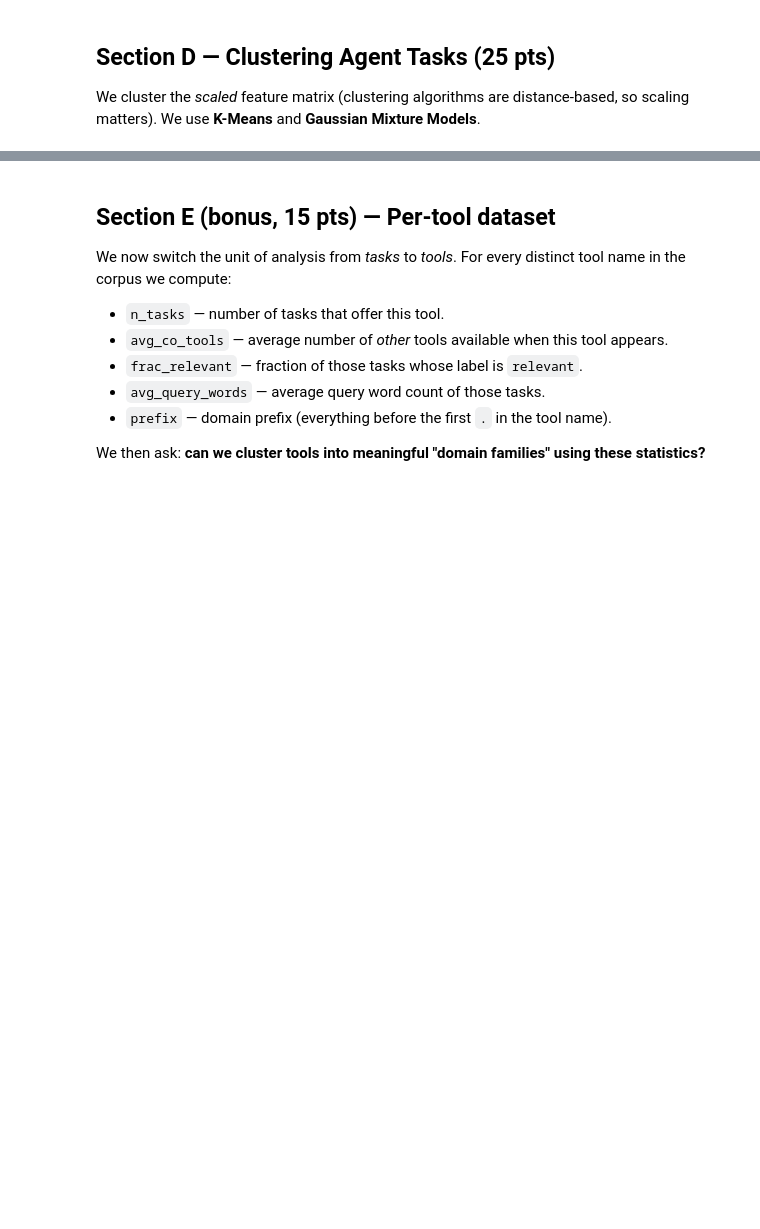
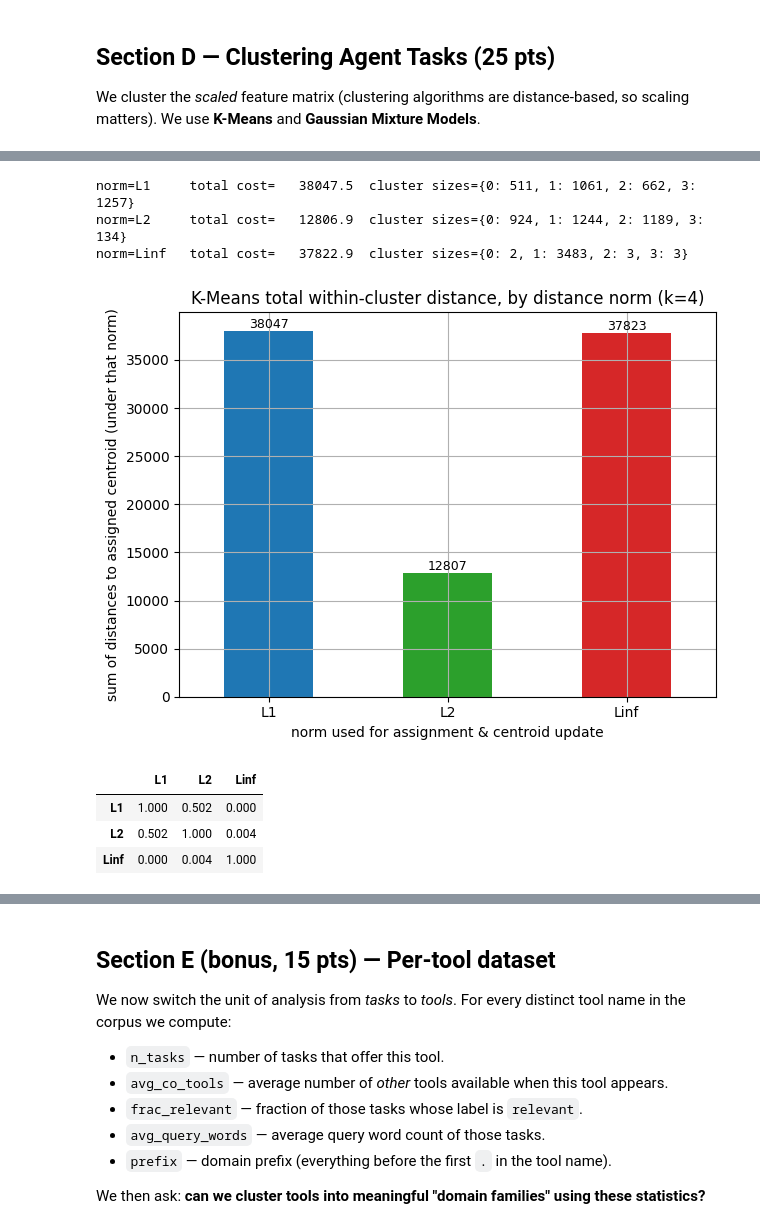
Before and after one commit to edenede2/gorilla, a Jupyter notebook: ml_assignment_2026/ML_Assignment_2_Solution.ipynb, the cells around one changed output, grey strips where cells are left out. Cells and saved outputs as stored; diff of their text form; code cells hidden in the pictures; blank space fills up the shorter version.

```diff
--- a/ml_assignment_2026/ML_Assignment_2_Solution.ipynb
+++ b/ml_assignment_2026/ML_Assignment_2_Solution.ipynb
@@ -480,0 +822,44 @@ print('Best n_components =', best_n, '  BIC = %.0f' % min(bics))
+# %%
+# --- Run the same k=best_k clustering with each norm and compare ------------
+norm_results = {}
+for norm in ['L1', 'L2', 'Linf']:
+    lbl, cent, cost = kmeans_norm(X_cluster.values, k=best_k,
+                                  norm=norm, random_state=RANDOM_STATE)
+    sizes = pd.Series(lbl).value_counts().sort_index().to_dict()
+    norm_results[norm] = {'labels': lbl, 'cost': cost, 'sizes': sizes}
+    print(f'norm={norm:5s}  total cost={cost:10.1f}  cluster sizes={sizes}')
+# %% [output]
+norm=L1     total cost=   38047.5  cluster sizes={0: 511, 1: 1061, 2: 662, 3: 1257}
+norm=L2     total cost=   12806.9  cluster sizes={0: 924, 1: 1244, 2: 1189, 3: 134}
+norm=Linf   total cost=   37822.9  cluster sizes={0: 2, 1: 3483, 2: 3, 3: 3}
+# %%
+# --- Bar plot of the total within-cluster cost under each norm -------------
+costs = pd.Series({n: r['cost'] for n, r in norm_results.items()})
+ax = costs.plot(kind='bar', color=['#1f77b4', '#2ca02c', '#d62728'])
+ax.set_title('K-Means total within-cluster distance, by distance norm '
+             f'(k={best_k})')
+ax.set_ylabel('sum of distances to assigned centroid (under that norm)')
+ax.set_xlabel('norm used for assignment & centroid update')
+plt.xticks(rotation=0)
+for p in ax.patches:
+    ax.annotate(f'{p.get_height():.0f}',
+                (p.get_x() + p.get_width()/2, p.get_height()),
+                ha='center', va='bottom', fontsize=9)
+plt.tight_layout(); plt.show()
+# %% [output]
+[figure, added]
+# %%
+# --- Pairwise agreement (adjusted Rand index) between the three clusterings -
+from sklearn.metrics import adjusted_rand_score
+norms = ['L1', 'L2', 'Linf']
+ari = pd.DataFrame(index=norms, columns=norms, dtype=float)
+for a in norms:
+    for b in norms:
+        ari.loc[a, b] = adjusted_rand_score(norm_results[a]['labels'],
+                                            norm_results[b]['labels'])
+ari.round(3)
+# %% [output]
+|  | L1 | L2 | Linf |
+| L1 | 1.000 | 0.502 | 0.000 |
+| L2 | 0.502 | 1.000 | 0.004 |
+| Linf | 0.000 | 0.004 | 1.000 |
```
Also changed, not shown: parts of 56 cells of this notebook, 28 other files.
